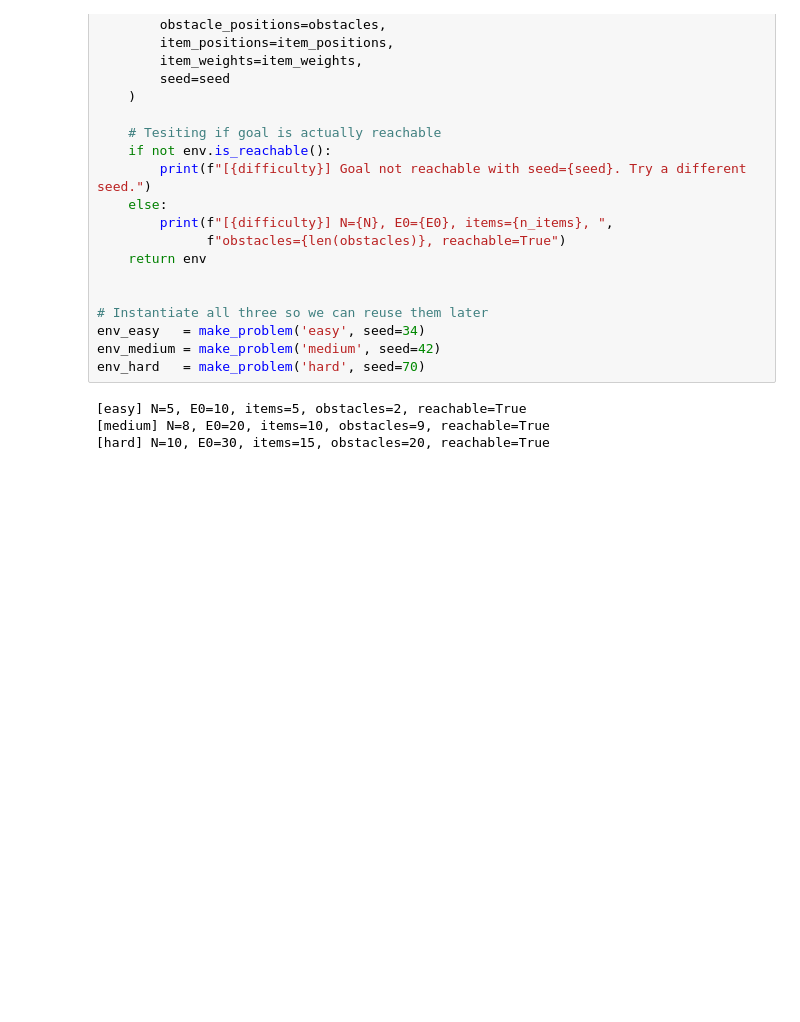
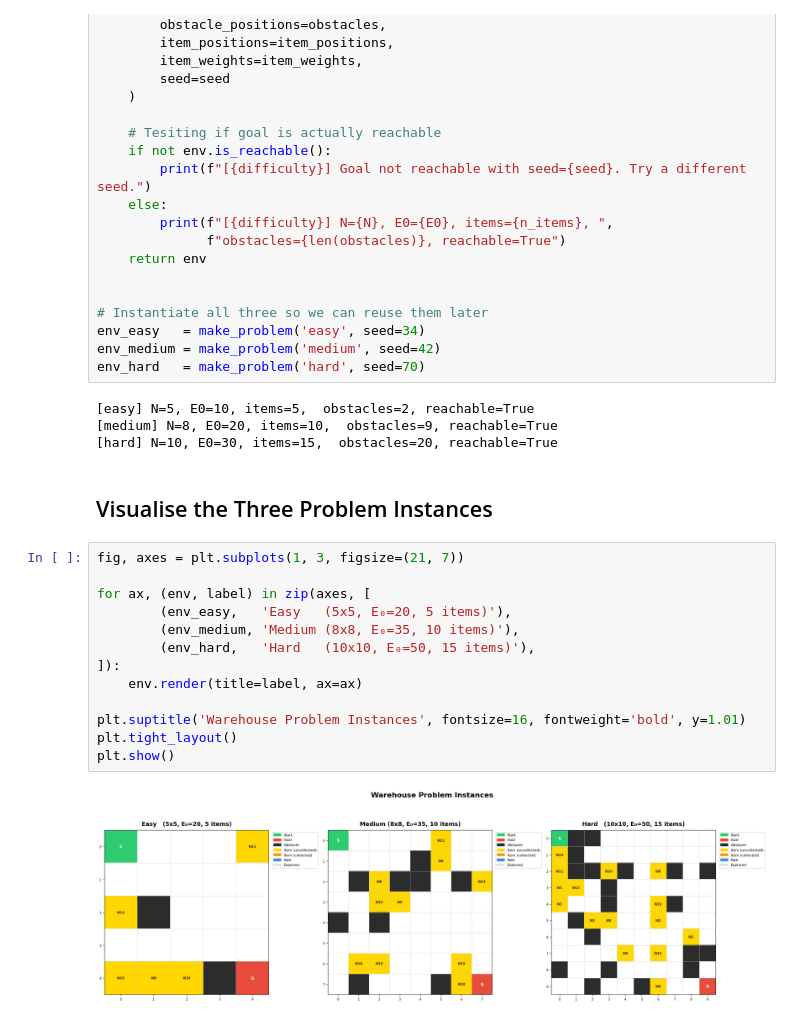
Before and after one commit to RomitJain15/AI-Warehouse-Robot-Navigation, a Jupyter notebook: WarehouseRobot.ipynb, the cells around one changed output. Saved outputs shown, nothing was run; the diff lists cells and outputs as text; blank space fills up the shorter version.

Commit message:
Added visualization for the three testcases.

```diff
--- a/WarehouseRobot.ipynb
+++ b/WarehouseRobot.ipynb
@@ -218,0 +319,17 @@ env_hard   = make_problem('hard', seed=70)
+# %% [markdown]
+## Visualise the Three Problem Instances
+# %%
+fig, axes = plt.subplots(1, 3, figsize=(21, 7))
+
+for ax, (env, label) in zip(axes, [
+        (env_easy,   'Easy   (5x5, E₀=20, 5 items)'),
+        (env_medium, 'Medium (8x8, E₀=35, 10 items)'),
+        (env_hard,   'Hard   (10x10, E₀=50, 15 items)'),
+]):
+    env.render(title=label, ax=ax)
+
+plt.suptitle('Warehouse Problem Instances', fontsize=16, fontweight='bold', y=1.01)
+plt.tight_layout()
+plt.show()
+# %% [output]
+[figure, added]
```
Also changed, not shown: parts of 1 cell of this notebook.
